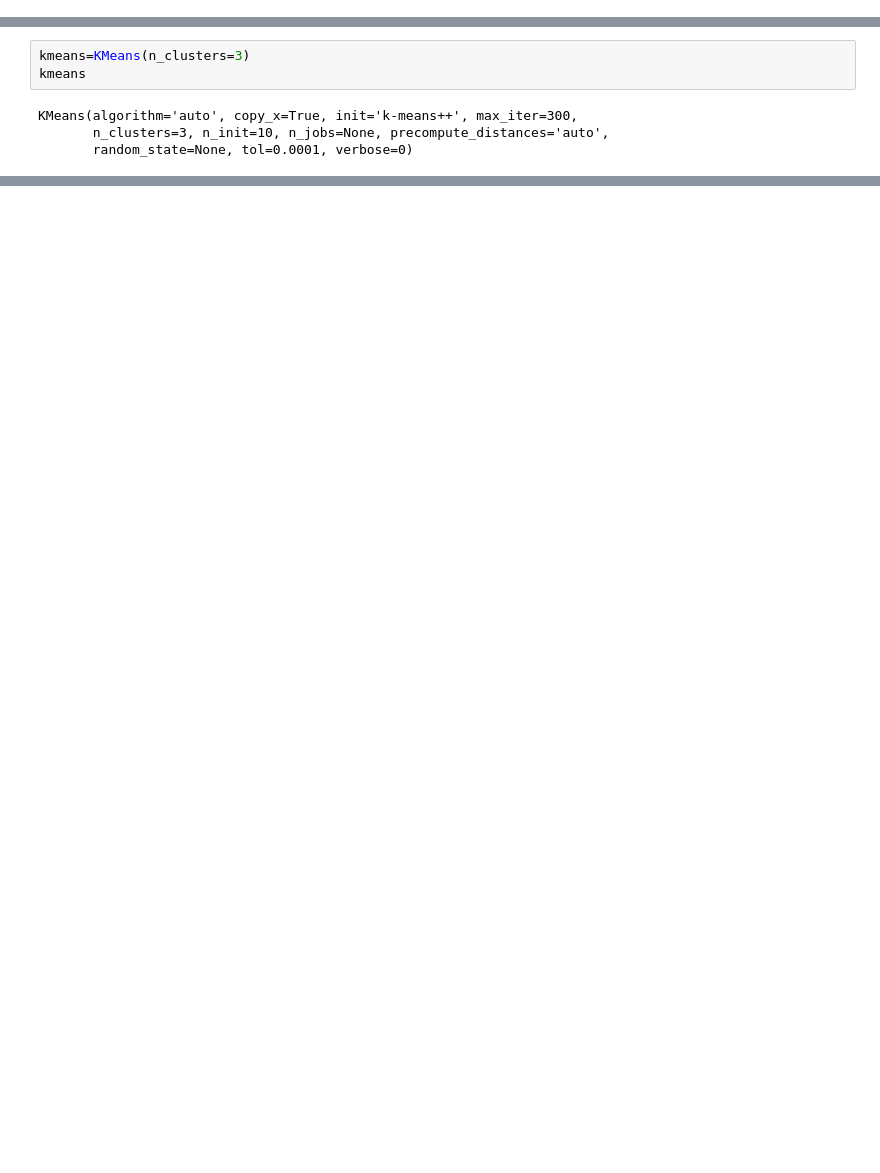
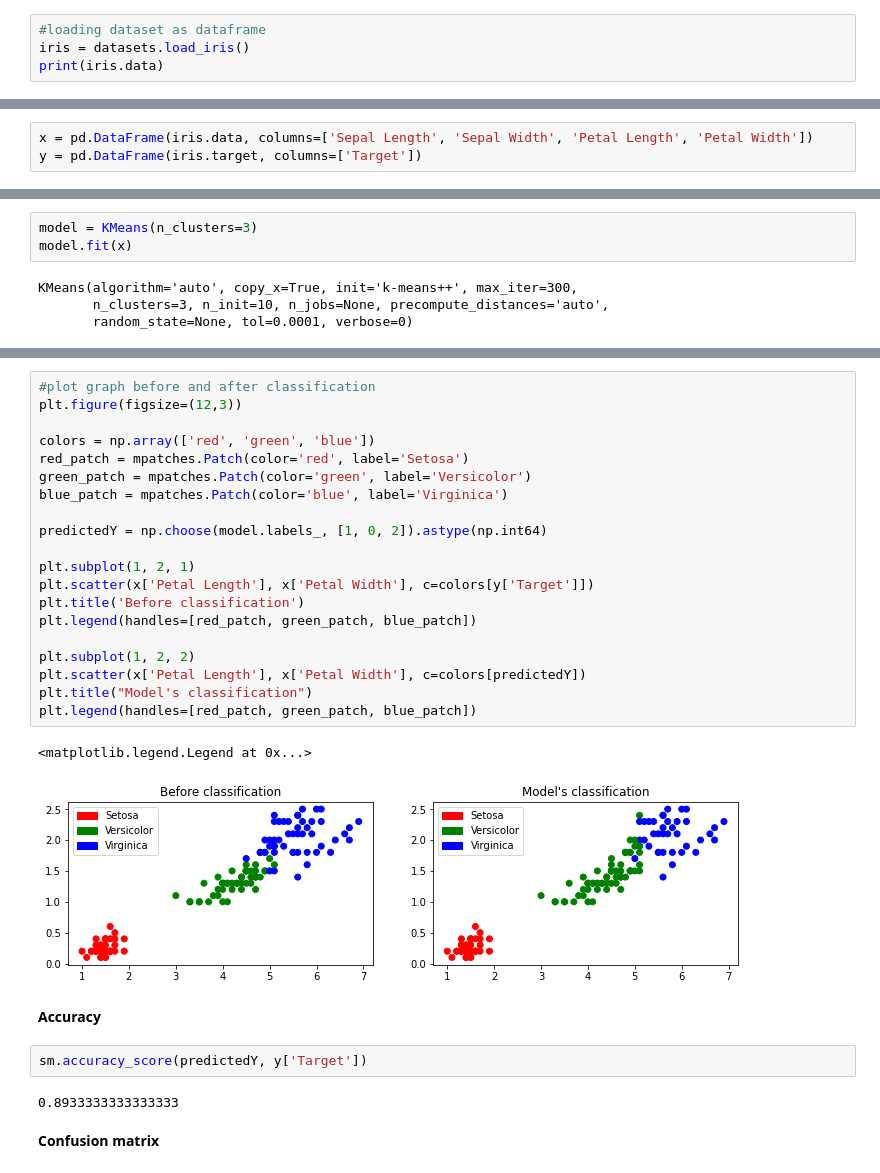
Before and after one commit to krupalidobariya/TASK-2_The-sparks-foundation, a Jupyter notebook: TASK_2.ipynb, the cells around one changed output, grey strips where cells are left out. Cells and saved outputs as stored; diff of their text form; blank space fills up the shorter version.

```diff
--- a/TASK_2.ipynb
+++ b/TASK_2.ipynb
@@ -45,3 +48,7 @@ Iris
 | 148 | 149 | 6.2 | 3.4 | 5.4 | 2.3 | Iris-virginica |
 | 149 | 150 | 5.9 | 3.0 | 5.1 | 1.8 | Iris-virginica |
 150 rows × 6 columns
+# %%
+#loading dataset as dataframe
+iris = datasets.load_iris()
+print(iris.data)
@@ -48,3 +77,6 @@ Iris
+# %%
+x = pd.DataFrame(iris.data, columns=['Sepal Length', 'Sepal Width', 'Petal Length', 'Petal Width'])
+y = pd.DataFrame(iris.target, columns=['Target'])
 # %% [markdown]
 # Data analysis
 # %%
@@ -166,6 +198,6 @@ from sklearn.cluster import KMeans
 # %%
-kmeans=KMeans(n_clusters=3)
-kmeans
+model = KMeans(n_clusters=3)
+model.fit(x)
 # %% [output]
 KMeans(algorithm='auto', copy_x=True, init='k-means++', max_iter=300,
        n_clusters=3, n_init=10, n_jobs=None, precompute_distances='auto',
@@ -172,0 +215,31 @@ KMeans(algorithm='auto', copy_x=True, init='k-means++', max_iter=300,
+# %%
+#plot graph before and after classification
+plt.figure(figsize=(12,3))
+
+colors = np.array(['red', 'green', 'blue'])
+red_patch = mpatches.Patch(color='red', label='Setosa')
+green_patch = mpatches.Patch(color='green', label='Versicolor')
+blue_patch = mpatches.Patch(color='blue', label='Virginica')
+
+predictedY = np.choose(model.labels_, [1, 0, 2]).astype(np.int64)
+
+plt.subplot(1, 2, 1)
+plt.scatter(x['Petal Length'], x['Petal Width'], c=colors[y['Target']])
+plt.title('Before classification')
+plt.legend(handles=[red_patch, green_patch, blue_patch])
+
+plt.subplot(1, 2, 2)
+plt.scatter(x['Petal Length'], x['Petal Width'], c=colors[predictedY])
+plt.title("Model's classification")
+plt.legend(handles=[red_patch, green_patch, blue_patch])
+# %% [output]
+<matplotlib.legend.Legend at 0x...>
+[figure, added]
+# %% [markdown]
+**Accuracy**
+# %%
+sm.accuracy_score(predictedY, y['Target'])
+# %% [output]
+0.8933333333333333
+# %% [markdown]
+ **Confusion matrix**
```
Also changed, not shown: parts of 11 cells of this notebook.
